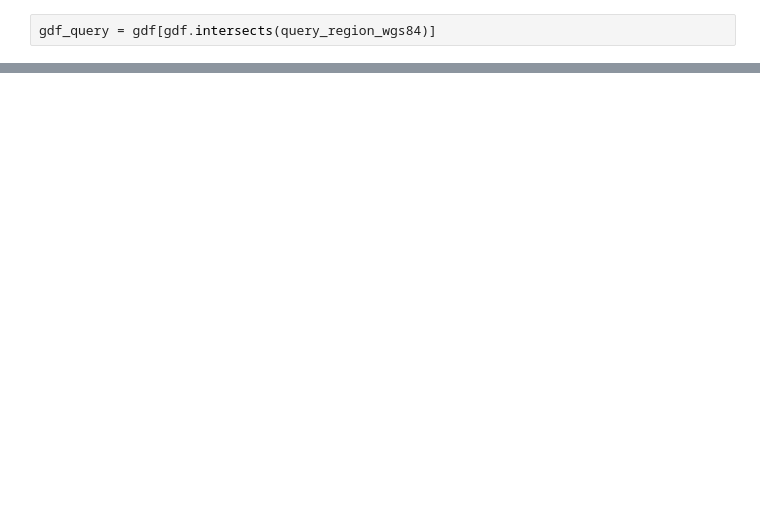
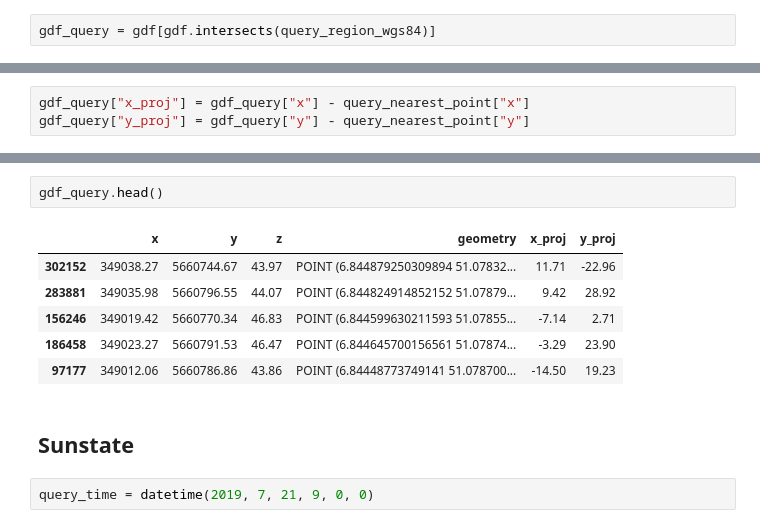
Before and after one commit to kopytjuk/raydar, a Jupyter notebook: Algorithm prototyping.ipynb, the cells around one changed output, grey strips where cells are left out. Cells and saved outputs as stored; diff of their text form; blank space fills up the shorter version.

```diff
--- a/Algorithm prototyping.ipynb
+++ b/Algorithm prototyping.ipynb
@@ -57,0 +90,3 @@ len(gdf_query), len(gdf)
+# %%
+gdf_query["x_proj"] = gdf_query["x"] - query_nearest_point["x"]
+gdf_query["y_proj"] = gdf_query["y"] - query_nearest_point["y"]
@@ -57,0 +103,13 @@ len(gdf_query), len(gdf)
+# %%
+gdf_query.head()
+# %% [output]
+|  | x | y | z | geometry | x_proj | y_proj |
+| 302152 | 349038.27 | 5660744.67 | 43.97 | POINT (6.844879250309894 51.07832... | 11.71 | -22.96 |
+| 283881 | 349035.98 | 5660796.55 | 44.07 | POINT (6.844824914852152 51.07879... | 9.42 | 28.92 |
+| 156246 | 349019.42 | 5660770.34 | 46.83 | POINT (6.844599630211593 51.07855... | -7.14 | 2.71 |
+| 186458 | 349023.27 | 5660791.53 | 46.47 | POINT (6.844645700156561 51.07874... | -3.29 | 23.90 |
+| 97177 | 349012.06 | 5660786.86 | 43.86 | POINT (6.84448773749141 51.078700... | -14.50 | 19.23 |
+# %% [markdown]
+## Sunstate
+# %%
+query_time = datetime(2019, 7, 21, 9, 0, 0)
```
Also changed, not shown: parts of 13 cells of this notebook, 2 other files.
